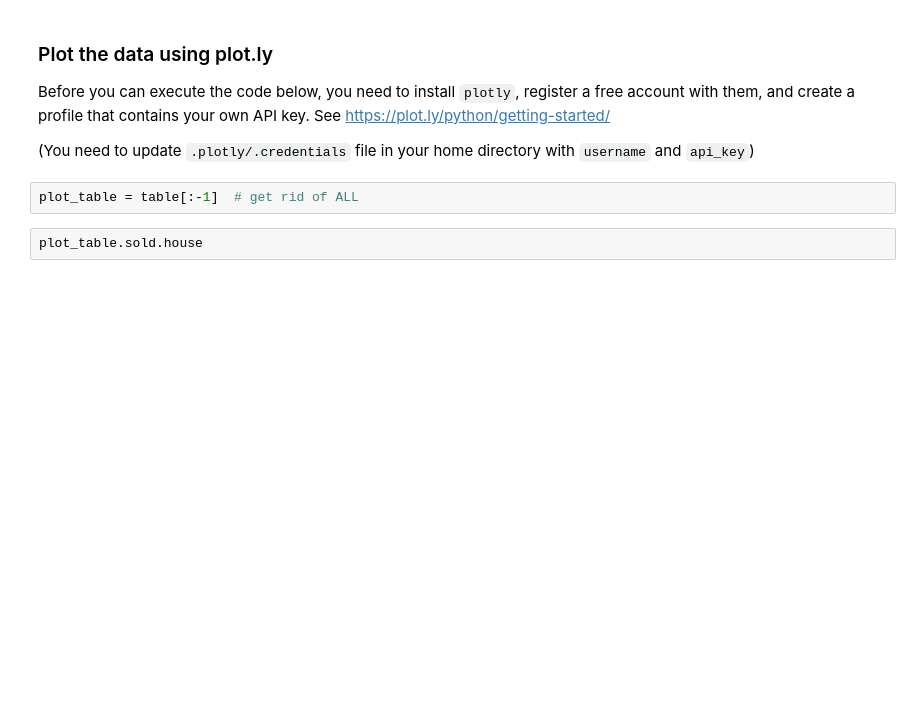
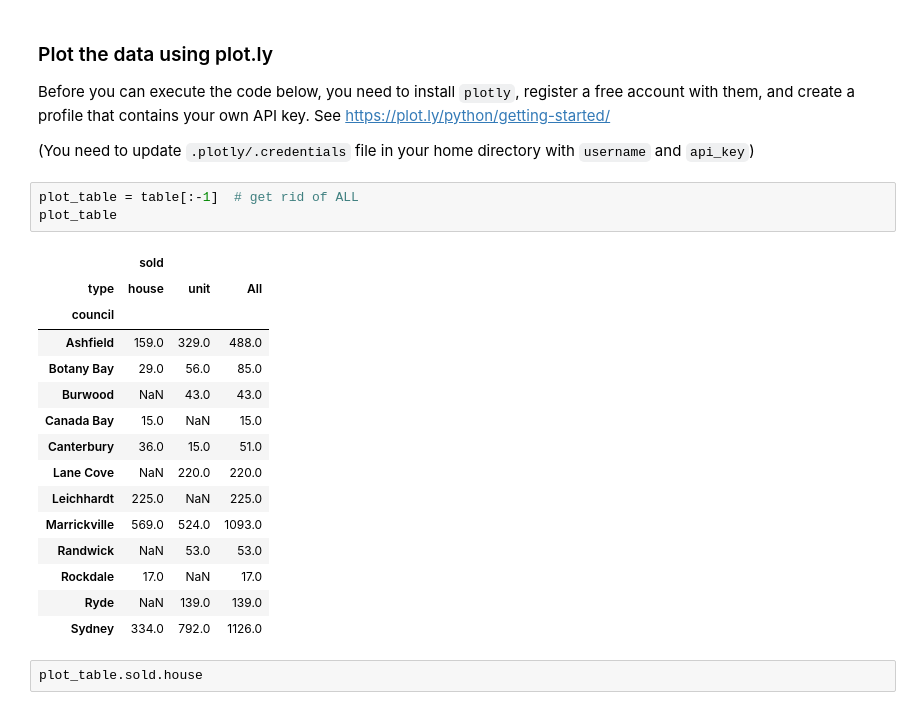
Before and after one commit to longjj/sysu-dm-summer, a Jupyter notebook: 1.tools/L1 - Pandas-2.ipynb, the cells around one changed output. Cells and saved outputs as stored; diff of their text form; blank space fills up the shorter version.

```diff
--- a/1.tools/L1 - Pandas-2.ipynb
+++ b/1.tools/L1 - Pandas-2.ipynb
@@ -212,6 +216,23 @@ Before you can execute the code below, you need to install `plotly`, register a
 (You need to update `.plotly/.credentials` file in your home directory with `username` and `api_key`)
 # %%
 plot_table = table[:-1]  # get rid of ALL
+plot_table
+# %% [output]
+|  | sold |  |  |
+| type | house | unit | All |
+| council |  |  |  |
+| Ashfield | 159.0 | 329.0 | 488.0 |
+| Botany Bay | 29.0 | 56.0 | 85.0 |
+| Burwood | NaN | 43.0 | 43.0 |
+| Canada Bay | 15.0 | NaN | 15.0 |
+| Canterbury | 36.0 | 15.0 | 51.0 |
+| Lane Cove | NaN | 220.0 | 220.0 |
+| Leichhardt | 225.0 | NaN | 225.0 |
+| Marrickville | 569.0 | 524.0 | 1093.0 |
+| Randwick | NaN | 53.0 | 53.0 |
+| Rockdale | 17.0 | NaN | 17.0 |
+| Ryde | NaN | 139.0 | 139.0 |
+| Sydney | 334.0 | 792.0 | 1126.0 |
 # %%
 plot_table.sold.house
 # %% [output]
```
Also changed, not shown: parts of 2 cells of this notebook, 1 other file.
